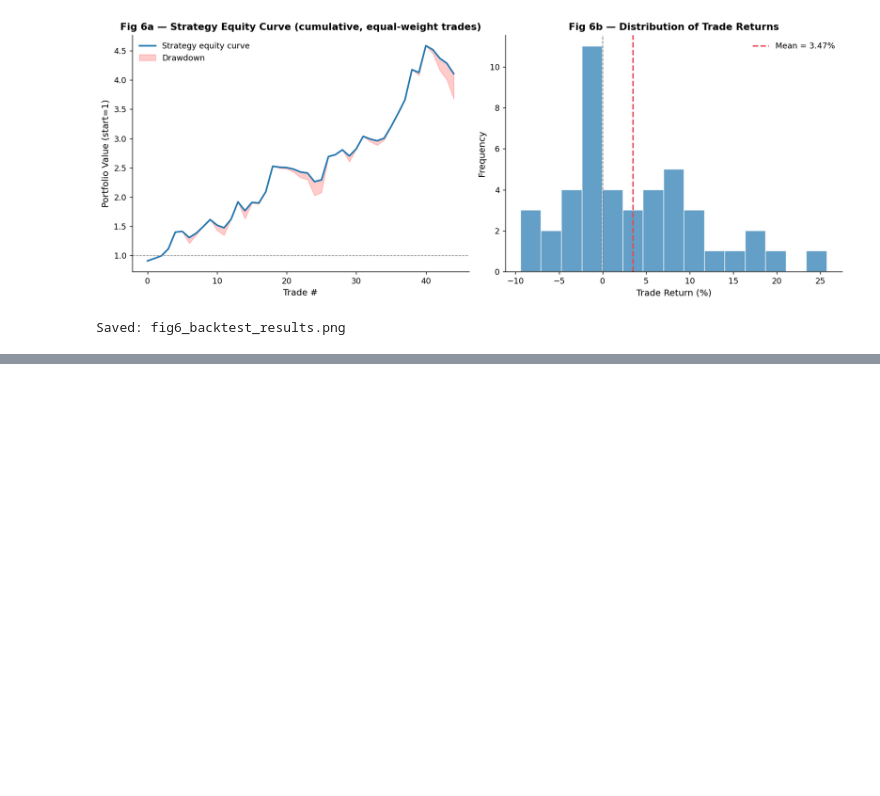
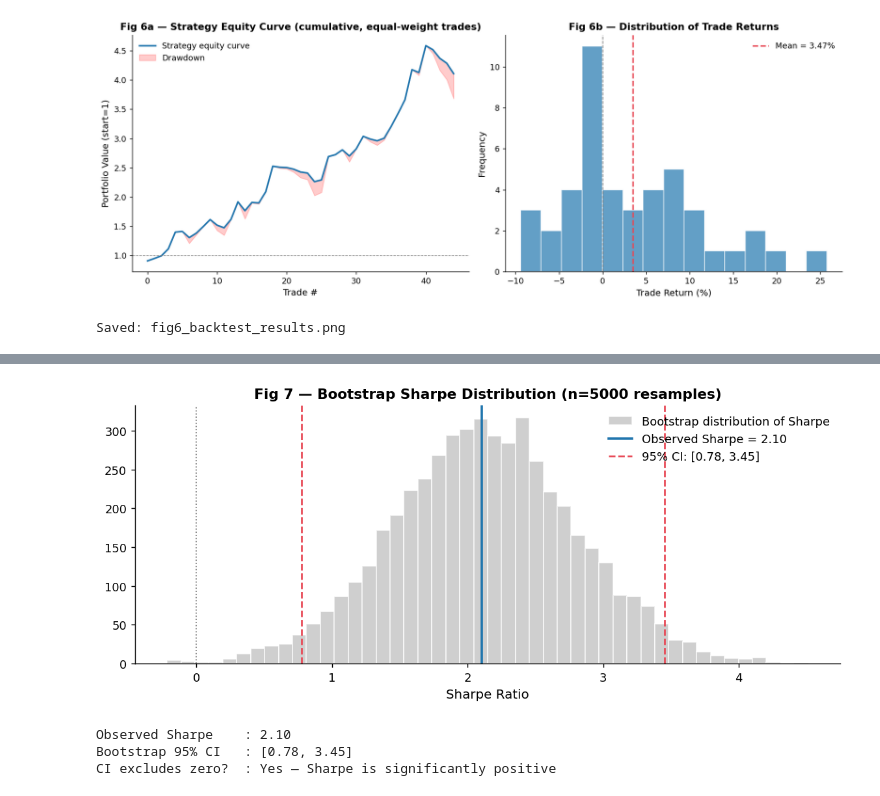
Before and after one commit to rahulrvu-24/Pharma-Quant-Analysis, a Jupyter notebook: pharma_quant_analysis.ipynb, the cells around one changed output, grey strips where cells are left out. Saved outputs shown, nothing was run; the diff lists cells and outputs as text; code cells hidden in the pictures; blank space fills up the shorter version.

Commit message:
bootstrap confidence interval for Sharpe

```diff
--- a/pharma_quant_analysis.ipynb
+++ b/pharma_quant_analysis.ipynb
@@ -506,0 +544,42 @@ Saved: fig6_backtest_results.png
+# %%
+# ─── 4.5 Bootstrap confidence interval for Sharpe ────────────────────────────
+# Permutation test is invalid for Sharpe (order-independent metric).
+# Bootstrap resamples WITH replacement, creating genuine variation in mean/std.
+
+N_BOOT = 5000
+boot_sharpes = []
+
+for _ in range(N_BOOT):
+    sample = tr.sample(frac=1, replace=True).reset_index(drop=True)
+    exc = sample - rf_per_trade
+    s = (exc.mean() / exc.std()) * np.sqrt(252 / holding_days) if exc.std() > 0 else 0
+    boot_sharpes.append(s)
+
+boot_sharpes = np.array(boot_sharpes)
+ci_low  = np.percentile(boot_sharpes, 2.5)
+ci_high = np.percentile(boot_sharpes, 97.5)
+
+fig, ax = plt.subplots(figsize=(9, 4))
+ax.hist(boot_sharpes, bins='auto', color='#BBBBBB', alpha=0.7,
+        edgecolor='white', label='Bootstrap distribution of Sharpe')
+ax.axvline(sharpe_approx, color='#2176AE', lw=2,
+           label=f'Observed Sharpe = {sharpe_approx:.2f}')
+ax.axvline(ci_low,  color='#E84855', lw=1.5, linestyle='--',
+           label=f'95% CI: [{ci_low:.2f}, {ci_high:.2f}]')
+ax.axvline(ci_high, color='#E84855', lw=1.5, linestyle='--')
+ax.axvline(0, color='grey', lw=1, linestyle=':')
+ax.set_title(f"Fig 7 — Bootstrap Sharpe Distribution (n={N_BOOT} resamples)")
+ax.set_xlabel("Sharpe Ratio")
+ax.legend(frameon=False)
+plt.tight_layout()
+plt.savefig("fig7_bootstrap_sharpe.png", bbox_inches='tight')
+plt.show()
+
+print(f"Observed Sharpe    : {sharpe_approx:.2f}")
+print(f"Bootstrap 95% CI   : [{ci_low:.2f}, {ci_high:.2f}]")
+print(f"CI excludes zero?  : {'Yes — Sharpe is significantly positive' if ci_low > 0 else 'No — cannot rule out Sharpe = 0'}")
+# %% [output]
+[figure, added]
+Observed Sharpe    : 2.10
+Bootstrap 95% CI   : [0.78, 3.45]
+CI excludes zero?  : Yes — Sharpe is significantly positive
```
Also changed, not shown: parts of 1 cell of this notebook, 1 other file.
